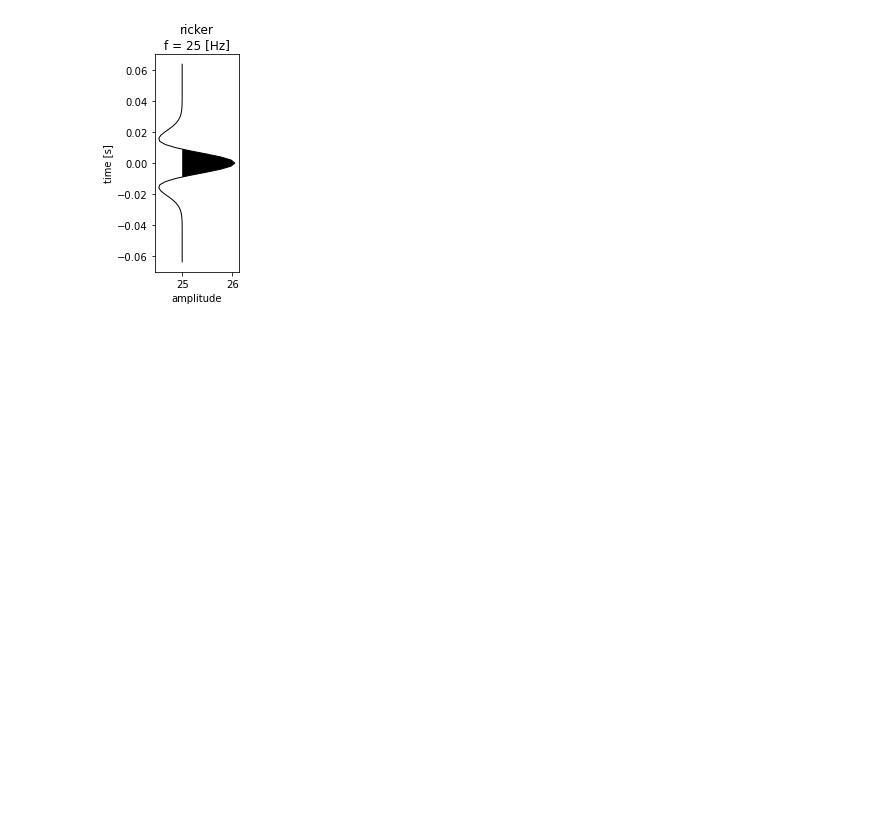
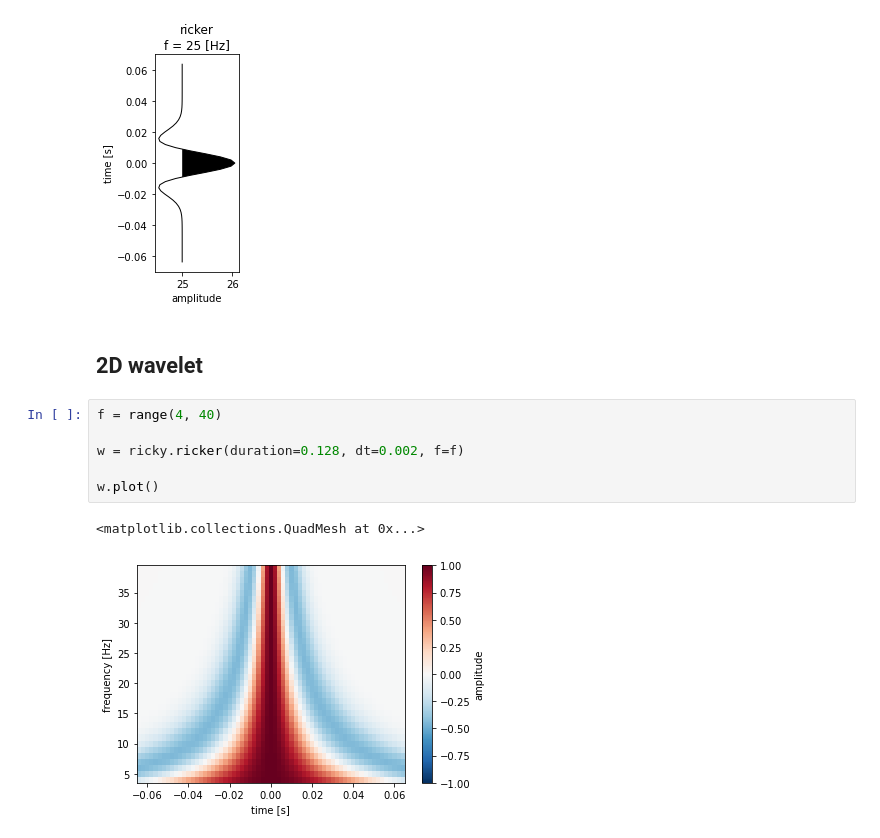
Before and after one commit to agilescientific/ricky, a Jupyter notebook: docs/notebooks/proof_of_concept.ipynb, the cells around one changed output. Saved outputs shown, nothing was run; the diff lists cells and outputs as text; blank space fills up the shorter version.

```diff
--- a/docs/notebooks/proof_of_concept.ipynb
+++ b/docs/notebooks/proof_of_concept.ipynb
@@ -29,3 +31,14 @@ w.ricky.wiggle()
 # %% [output]
 <AxesSubplot:title={'center':'ricker\nf = 25 [Hz]'}, xlabel='amplitude', ylabel='time [s]'>
 [figure]
+# %% [markdown]
+## 2D wavelet
+# %%
+f = range(4, 40)
+
+w = ricky.ricker(duration=0.128, dt=0.002, f=f)
+
+w.plot()
+# %% [output]
+<matplotlib.collections.QuadMesh at 0x...>
+[figure, added]
```
Also changed, not shown: parts of 1 cell of this notebook.
